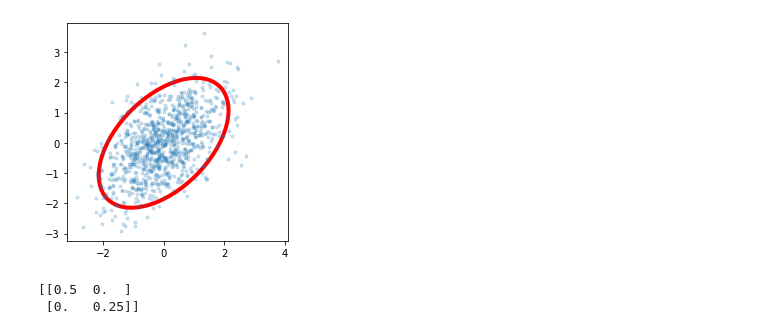
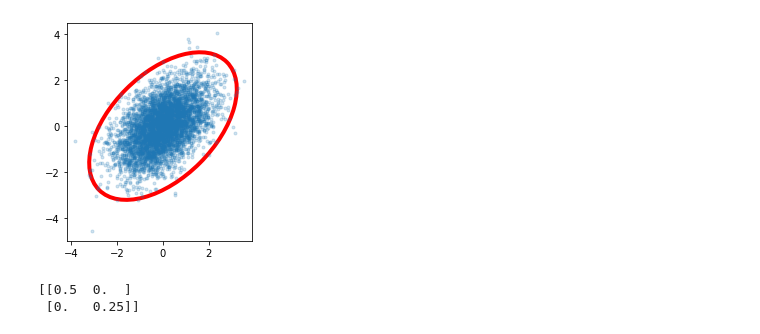
Before and after one commit to nidhipai/rips-2021-aerospace, a Jupyter notebook: ellipse_draw.ipynb, the cells around one changed output. Drawn from its saved outputs; the diff is of its cells as text; code cells hidden in the pictures.

```diff
--- a/ellipse_draw.ipynb
+++ b/ellipse_draw.ipynb
@@ -8,23 +8,23 @@ from twod_object import TwoDObject
 # %%
 def ellipse(mean, cov, p):
     s = -2 * math.log(1 - p)
-    X = np.random.multivariate_normal(mean, cov, 1000)
+    X = np.random.multivariate_normal(mean, cov, 5000)
     plt.plot(X[:,0], X[:,1], marker = '.', linewidth = 0, alpha = 0.20)
     axes=plt.gca()
     axes.set_aspect(1)
 
     w, v = np.linalg.eig(s*cov)
     w = np.sqrt(w)
     ang = math.atan2(v[0,0], v[1,0]) / math.pi * 180
-    ellipse = Ellipse(xy=(0, 0), width= 2 * w[0], height= 2 * w[1], angle = ang, edgecolor='r', fc='none', lw=4)
+    ellipse = Ellipse(xy=(0, 0), width= 3 * w[0], height= 3 * w[1], angle = ang, edgecolor='r', fc='none', lw=4)
 
     axes.add_patch(ellipse)
     plt.show()
 mean = (0,0)
 cov = np.array([[1, 0.5], [0.5, 1]])
 ellipse(mean, cov, 0.90)
 # %% [output]
-[figure, old version]
+[figure, new version]
 # %%
 td = TwoDObject(np.array([1,1,1,1]), 0.1, 0.5,0.25, 0.4)
 cov = td.Q[2:,2:]
```
Also changed, not shown: 3 other files.
